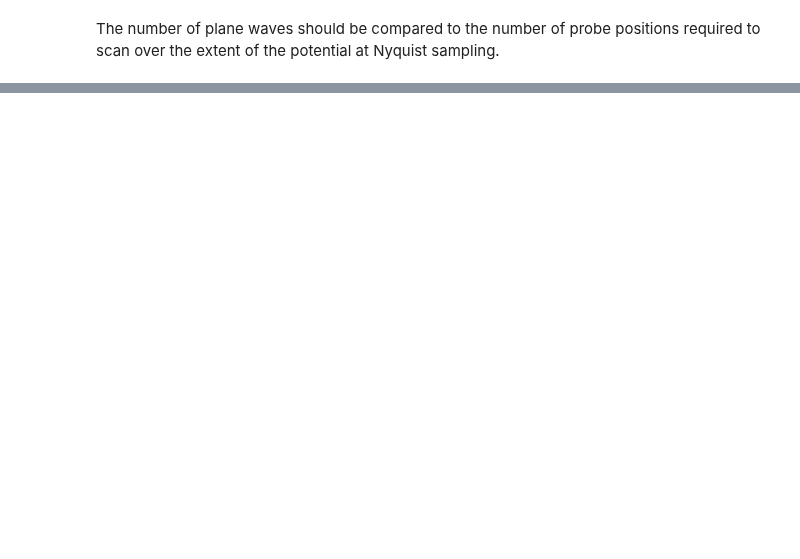
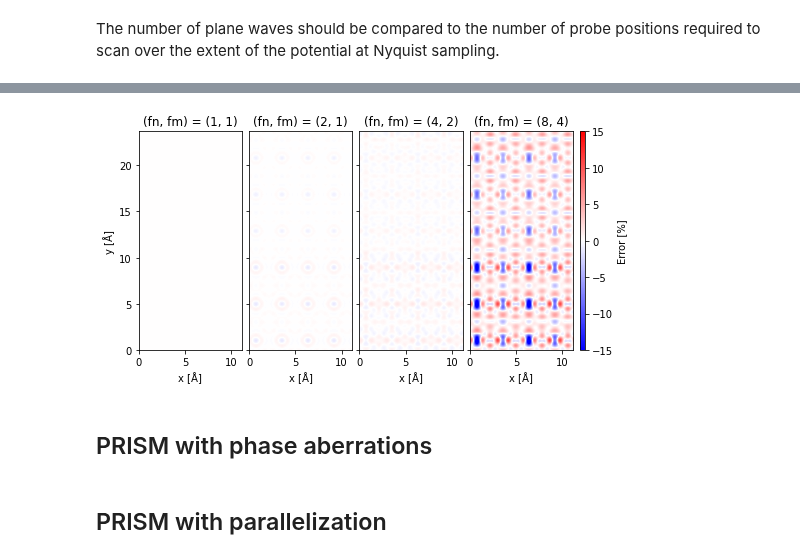
Before and after one commit to abTEM/abTEM, a Jupyter notebook: docs/user_guide/walkthrough/prism.ipynb, the cells around one changed output, grey strips where cells are left out. Saved outputs shown, nothing was run; the diff lists cells and outputs as text; code cells hidden in the pictures; blank space fills up the shorter version.

```diff
--- a/docs/user_guide/walkthrough/prism.ipynb
+++ b/docs/user_guide/walkthrough/prism.ipynb
@@ -307,0 +202,23 @@ measurement3.show();
+# %%
+abtem.stack([
+    (measurement - measurement) / measurement.max() * 100,
+    (measurement_interpolated - measurement) / measurement.max() * 100,
+    (measurement_more_interpolated - measurement) / measurement.max() * 100,
+    (measurement_very_interpolated - measurement) / measurement.max() * 100
+],
+    ('(fn, fm) = (1, 1)', '(fn, fm) = (2, 1)', '(fn, fm) = (4, 2)', '(fn, fm) = (8, 4)')
+).interpolate(.1).show(explode=True,
+                       figsize=(8,6),
+                       common_color_scale=True,
+                       cbar=True,
+                       image_grid_kwargs={'axes_pad': .1},
+                       cmap='bwr',
+                       cbar_labels='Error [%]',
+                       vmin = -15,
+                       vmax = 15);
+# %% [output]
+[figure, added]
+# %% [markdown]
+## PRISM with phase aberrations
+# %% [markdown]
+## PRISM with parallelization
```
Also changed, not shown: parts of 58 cells of this notebook.
